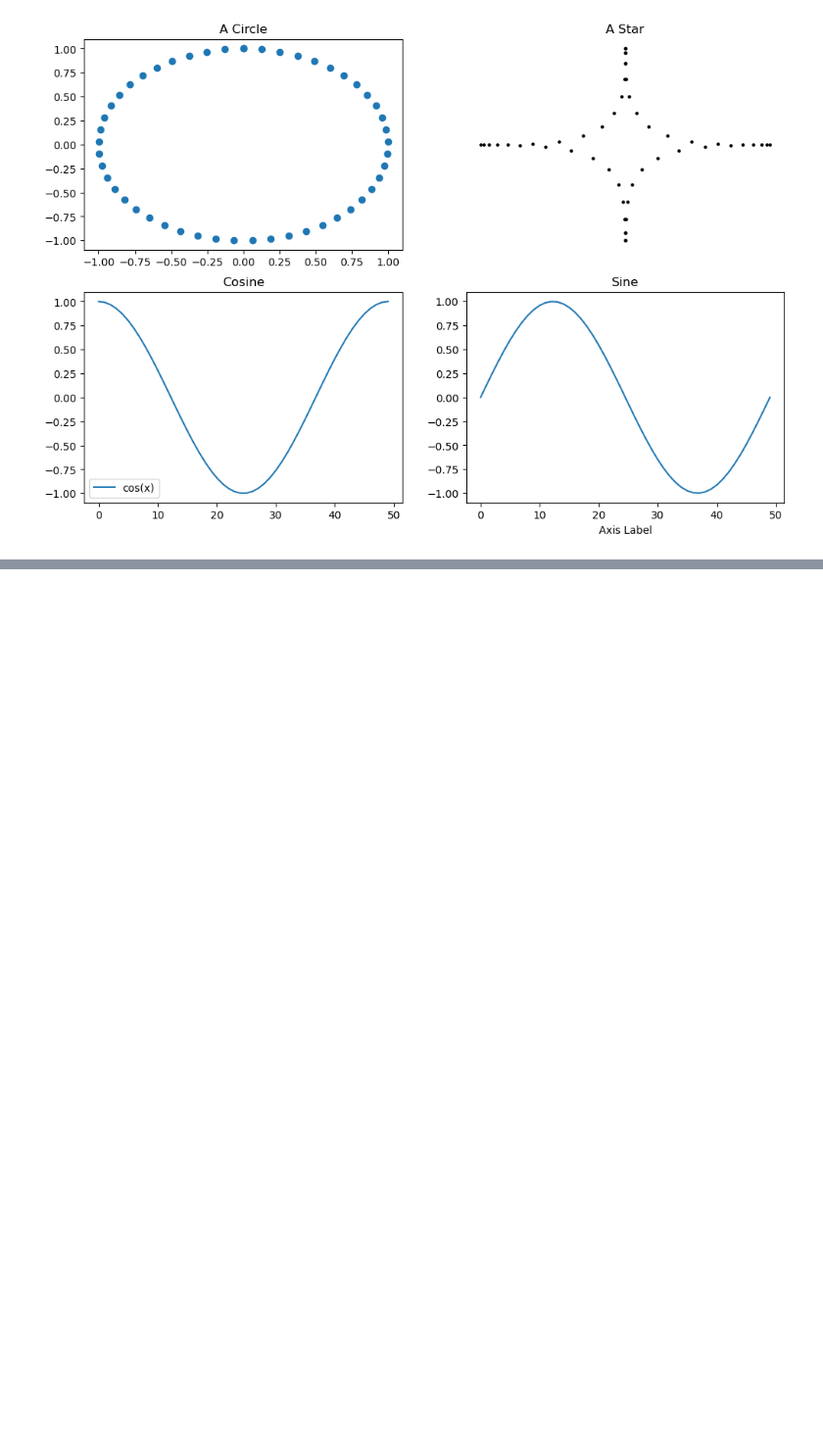
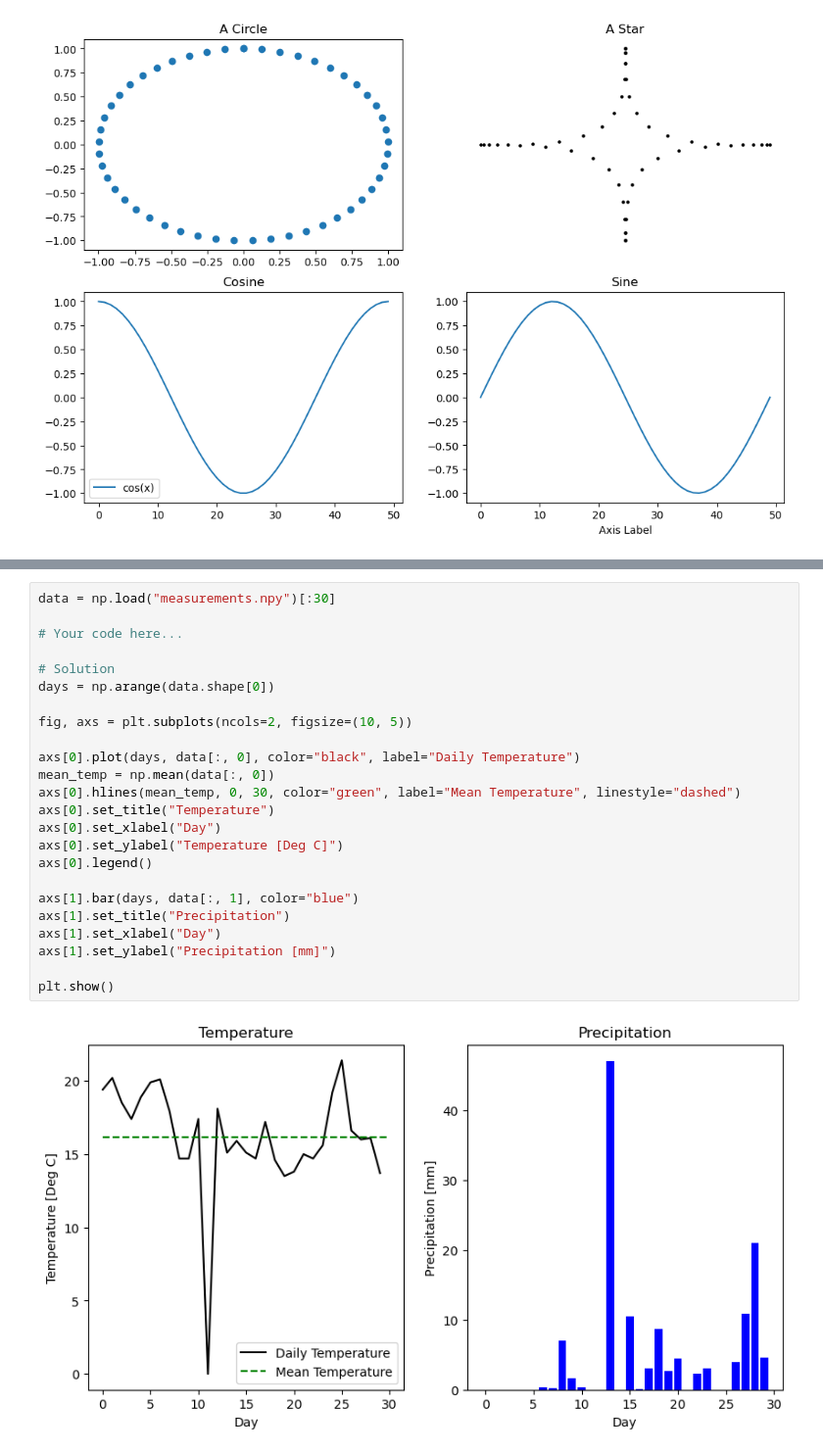
Before and after one commit to odinhg/inf264-python-crash-course, a Jupyter notebook: notebooks/matplotlib_001.ipynb, the cells around one changed output, grey strips where cells are left out. Shown at 98% size. Drawn from its saved outputs; the diff is of its cells as text; blank space fills up the shorter version.

```diff
--- a/notebooks/matplotlib_001.ipynb
+++ b/notebooks/matplotlib_001.ipynb
@@ -190,0 +253,26 @@ plt.show()
+# %%
+data = np.load("measurements.npy")[:30]
+
+# Your code here...
+
+# Solution
+days = np.arange(data.shape[0])
+
+fig, axs = plt.subplots(ncols=2, figsize=(10, 5))
+
+axs[0].plot(days, data[:, 0], color="black", label="Daily Temperature")
+mean_temp = np.mean(data[:, 0])
+axs[0].hlines(mean_temp, 0, 30, color="green", label="Mean Temperature", linestyle="dashed")
+axs[0].set_title("Temperature")
+axs[0].set_xlabel("Day")
+axs[0].set_ylabel("Temperature [Deg C]")
+axs[0].legend()
+
+axs[1].bar(days, data[:, 1], color="blue")
+axs[1].set_title("Precipitation")
+axs[1].set_xlabel("Day")
+axs[1].set_ylabel("Precipitation [mm]")
+
+plt.show()
+# %% [output]
+[figure, added]
```
Also changed, not shown: parts of 11 cells of this notebook, 14 other files.
